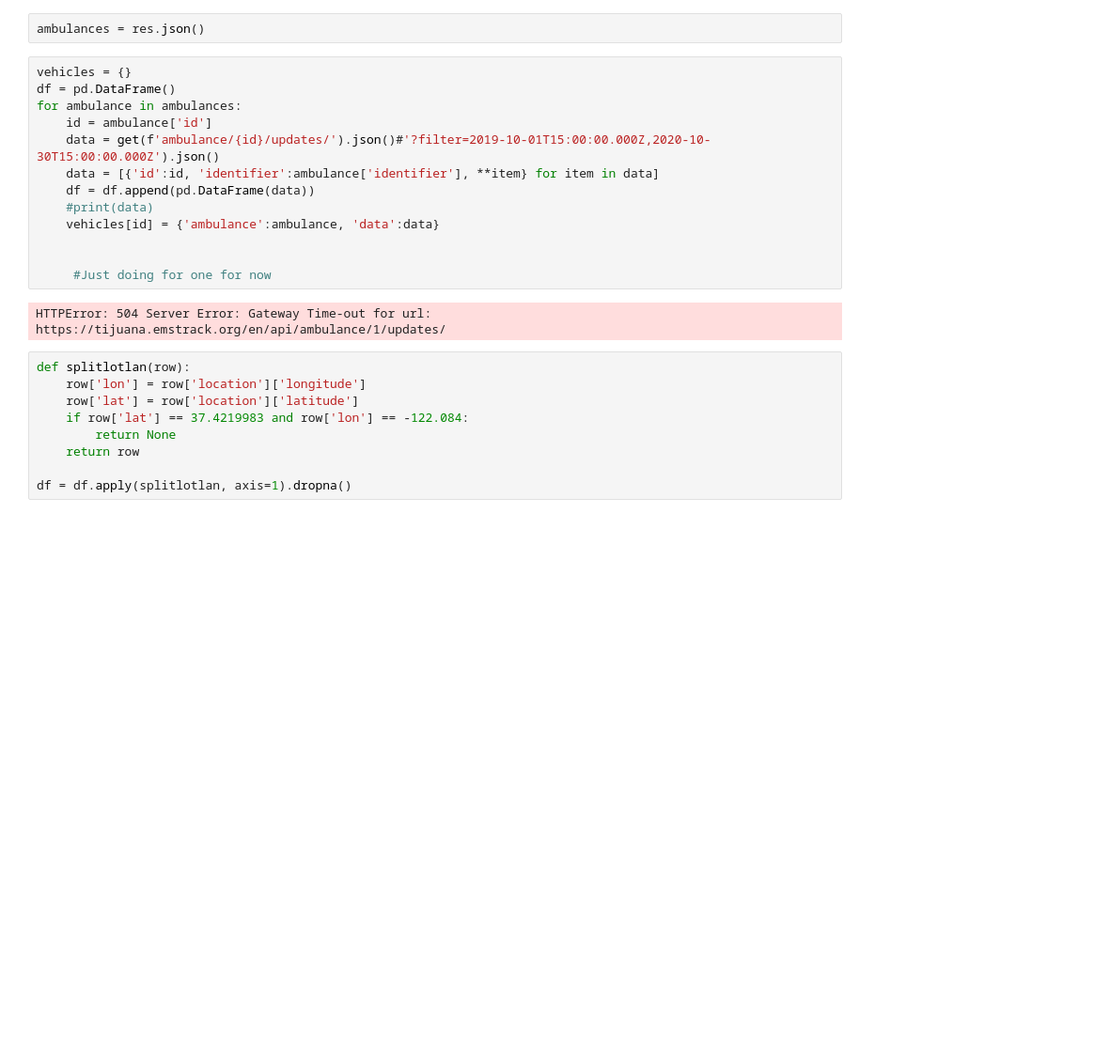
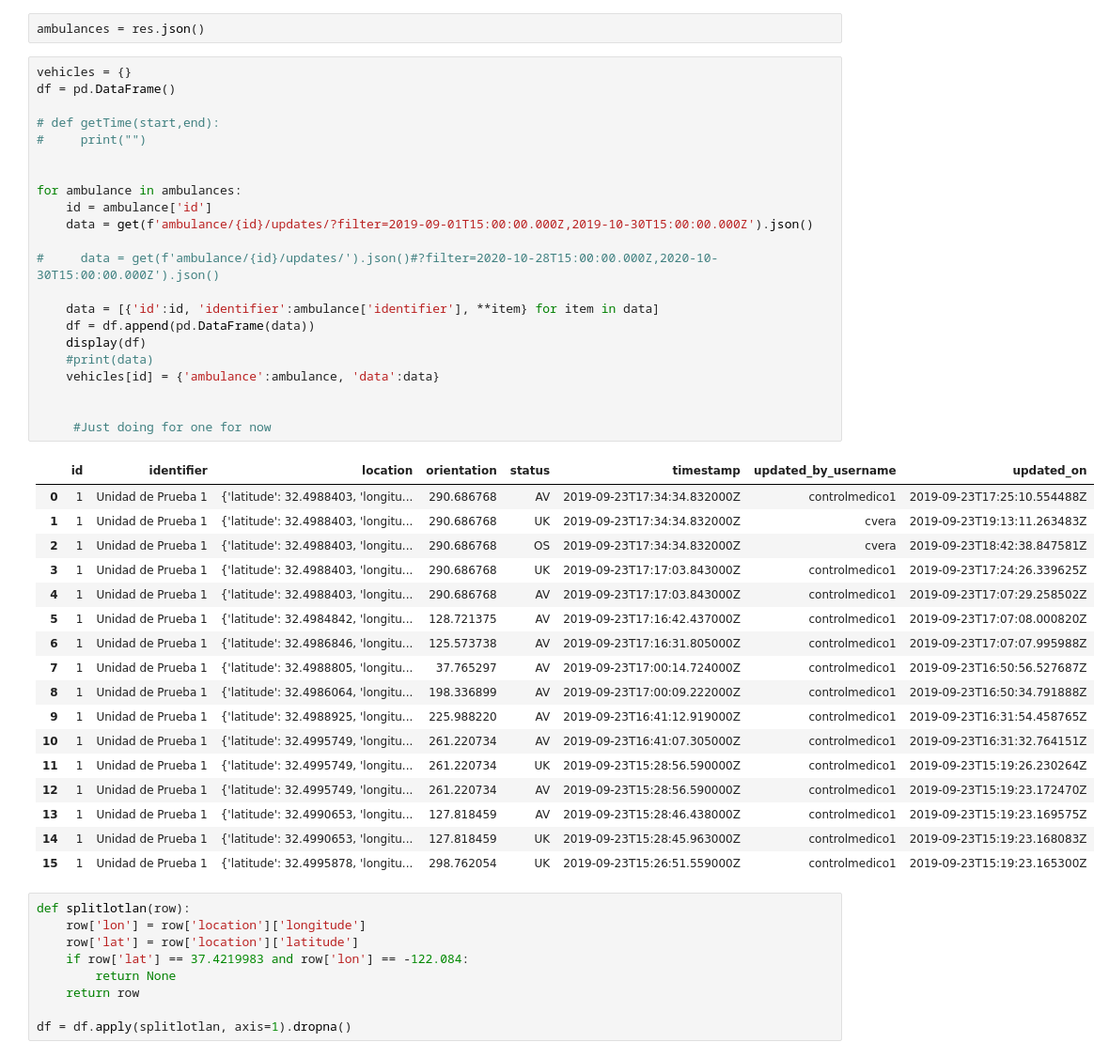
Before and after one commit to EMSTrack/EMSTrack-Dashboard, a Jupyter notebook: Cruz_Roja.ipynb, the cells around one changed output. Shown at 94% size. Drawn from its saved outputs; the diff is of its cells as text; blank space fills up the shorter version.

```diff
--- a/Cruz_Roja.ipynb
+++ b/Cruz_Roja.ipynb
@@ -88,18 +116,43 @@ ambulances = res.json()
 # %%
 vehicles = {}
 df = pd.DataFrame()
+
+# def getTime(start,end):
+#     print("")
+
+
 for ambulance in ambulances:
     id = ambulance['id']
-    data = get(f'ambulance/{id}/updates/').json()#'?filter=2019-10-01T15:00:00.000Z,2020-10-30T15:00:00.000Z').json()
+    data = get(f'ambulance/{id}/updates/?filter=2019-09-01T15:00:00.000Z,2019-10-30T15:00:00.000Z').json()
+
+#     data = get(f'ambulance/{id}/updates/').json()#?filter=2020-10-28T15:00:00.000Z,2020-10-30T15:00:00.000Z').json()
+
     data = [{'id':id, 'identifier':ambulance['identifier'], **item} for item in data]
     df = df.append(pd.DataFrame(data))
+    display(df)
     #print(data)
     vehicles[id] = {'ambulance':ambulance, 'data':data}
 
 
      #Just doing for one for now
 # %% [output]
-HTTPError: 504 Server Error: Gateway Time-out for url: https://tijuana.emstrack.org/en/api/ambulance/1/updates/
+|  | id | identifier | location | orientation | status | timestamp | updated_by_username | updated_on |
+| 0 | 1 | Unidad de Prueba 1 | {'latitude': 32.4988403, 'longitu... | 290.686768 | AV | 2019-09-23T17:34:34.832000Z | controlmedico1 | 2019-09-23T17:25:10.554488Z |
+| 1 | 1 | Unidad de Prueba 1 | {'latitude': 32.4988403, 'longitu... | 290.686768 | UK | 2019-09-23T17:34:34.832000Z | cvera | 2019-09-23T19:13:11.263483Z |
+| 2 | 1 | Unidad de Prueba 1 | {'latitude': 32.4988403, 'longitu... | 290.686768 | OS | 2019-09-23T17:34:34.832000Z | cvera | 2019-09-23T18:42:38.847581Z |
+| 3 | 1 | Unidad de Prueba 1 | {'latitude': 32.4988403, 'longitu... | 290.686768 | UK | 2019-09-23T17:17:03.843000Z | controlmedico1 | 2019-09-23T17:24:26.339625Z |
+| 4 | 1 | Unidad de Prueba 1 | {'latitude': 32.4988403, 'longitu... | 290.686768 | AV | 2019-09-23T17:17:03.843000Z | controlmedico1 | 2019-09-23T17:07:29.258502Z |
+| 5 | 1 | Unidad de Prueba 1 | {'latitude': 32.4984842, 'longitu... | 128.721375 | AV | 2019-09-23T17:16:42.437000Z | controlmedico1 | 2019-09-23T17:07:08.000820Z |
+| 6 | 1 | Unidad de Prueba 1 | {'latitude': 32.4986846, 'longitu... | 125.573738 | AV | 2019-09-23T17:16:31.805000Z | controlmedico1 | 2019-09-23T17:07:07.995988Z |
+| 7 | 1 | Unidad de Prueba 1 | {'latitude': 32.4988805, 'longitu... | 37.765297 | AV | 2019-09-23T17:00:14.724000Z | controlmedico1 | 2019-09-23T16:50:56.527687Z |
+| 8 | 1 | Unidad de Prueba 1 | {'latitude': 32.4986064, 'longitu... | 198.336899 | AV | 2019-09-23T17:00:09.222000Z | controlmedico1 | 2019-09-23T16:50:34.791888Z |
+| 9 | 1 | Unidad de Prueba 1 | {'latitude': 32.4988925, 'longitu... | 225.988220 | AV | 2019-09-23T16:41:12.919000Z | controlmedico1 | 2019-09-23T16:31:54.458765Z |
+| 10 | 1 | Unidad de Prueba 1 | {'latitude': 32.4995749, 'longitu... | 261.220734 | AV | 2019-09-23T16:41:07.305000Z | controlmedico1 | 2019-09-23T16:31:32.764151Z |
+| 11 | 1 | Unidad de Prueba 1 | {'latitude': 32.4995749, 'longitu... | 261.220734 | UK | 2019-09-23T15:28:56.590000Z | controlmedico1 | 2019-09-23T15:19:26.230264Z |
+| 12 | 1 | Unidad de Prueba 1 | {'latitude': 32.4995749, 'longitu... | 261.220734 | AV | 2019-09-23T15:28:56.590000Z | controlmedico1 | 2019-09-23T15:19:23.172470Z |
+| 13 | 1 | Unidad de Prueba 1 | {'latitude': 32.4990653, 'longitu... | 127.818459 | AV | 2019-09-23T15:28:46.438000Z | controlmedico1 | 2019-09-23T15:19:23.169575Z |
+| 14 | 1 | Unidad de Prueba 1 | {'latitude': 32.4990653, 'longitu... | 127.818459 | UK | 2019-09-23T15:28:45.963000Z | controlmedico1 | 2019-09-23T15:19:23.168083Z |
+| 15 | 1 | Unidad de Prueba 1 | {'latitude': 32.4995878, 'longitu... | 298.762054 | UK | 2019-09-23T15:26:51.559000Z | controlmedico1 | 2019-09-23T15:19:23.165300Z |
 # %%
 def splitlotlan(row):
     row['lon'] = row['location']['longitude']
```
Also changed, not shown: parts of 10 cells of this notebook, 2 other files.
